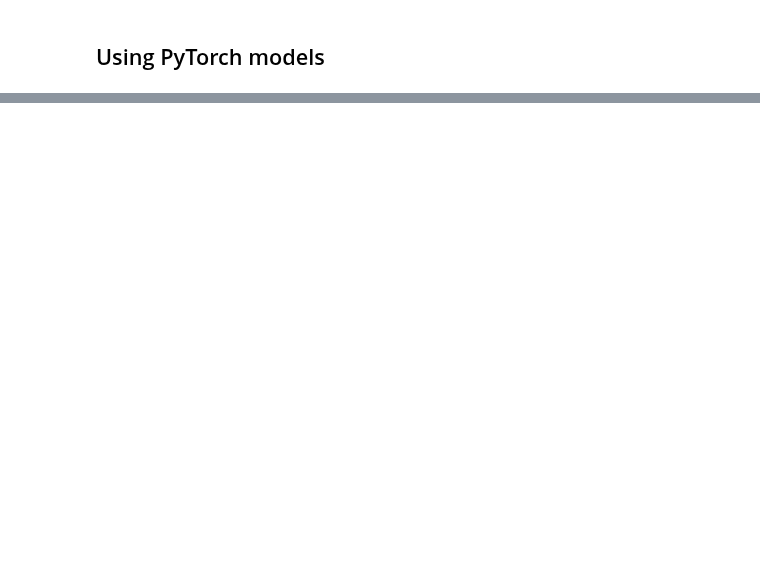
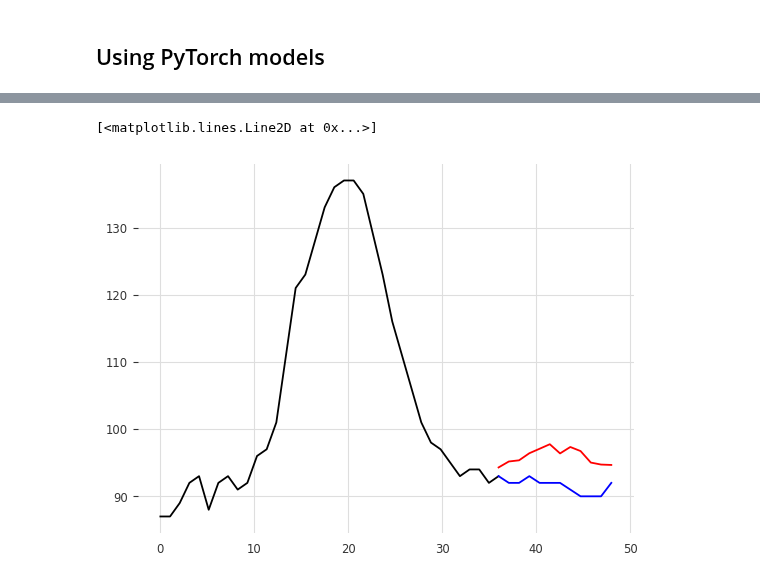
Before and after one commit to IrinaStatsLab/GlucoBench, a Jupyter notebook: example.ipynb, the cells around one changed output, grey strips where cells are left out. Cells and saved outputs as stored; diff of their text form; code cells hidden in the pictures; blank space fills up the shorter version.

```diff
--- a/example.ipynb
+++ b/example.ipynb
@@ -310,0 +394,21 @@ Using custom PyTorch models is straightforward and mimics the workflow above for
+# %%
+model = MLP(input_chunk_length=36,
+            output_chunk_length=12)
+
+dataset_train = SamplingDatasetDual(series['train']['target'],
+                                    output_chunk_length=12,
+                                    input_chunk_length=36,
+                                    use_static_covariates=False,
+                                    max_samples_per_ts=100)
+dataset_test = SamplingDatasetInferenceDual(series['test']['target'],
+                                            output_chunk_length=12,
+                                            input_chunk_length=36,
+                                            use_static_covariates=False,
+                                            array_output_only=True)
+
+model.fit(train_dataset=dataset_train,
+          learning_rate=1e-3,
+          batch_size=32,
+          epochs=20,
+          num_samples=100,
+          device='cuda')
@@ -310,0 +423,20 @@ Using custom PyTorch models is straightforward and mimics the workflow above for
+# %%
+preds = model.predict(test_dataset=dataset_test,
+                        batch_size=32,
+                        device='cuda')
+trues = np.array([dataset_test.evalsample(i).values() for i in range(len(dataset_test))])
+inputs = np.array([dataset_test[i][0].squeeze() for i in range(len(dataset_test))])
+# %%
+# inverse scale: by hand because Scaler works only with Darts TimeSeries objects
+trues = (trues - scalers['target'].min_) / scalers['target'].scale_
+preds = (preds - scalers['target'].min_) / scalers['target'].scale_
+inputs = (inputs - scalers['target'].min_) / scalers['target'].scale_
+# %%
+# plot inputs, predictions, and ground truth
+import matplotlib.pyplot as plt
+plt.plot(np.linspace(0, len(inputs[0]), len(inputs[0])), inputs[0].squeeze())
+plt.plot(np.linspace(len(inputs[0]), len(inputs[0]) + len(preds[0]), len(preds[0])), preds[0], color='red')
+plt.plot(np.linspace(len(inputs[0]), len(inputs[0]) + len(trues[0]), len(trues[0])), trues[0], color='blue')
+# %% [output]
+[<matplotlib.lines.Line2D at 0x...>]
+[figure, added]
```
Also changed, not shown: parts of 12 cells of this notebook.
